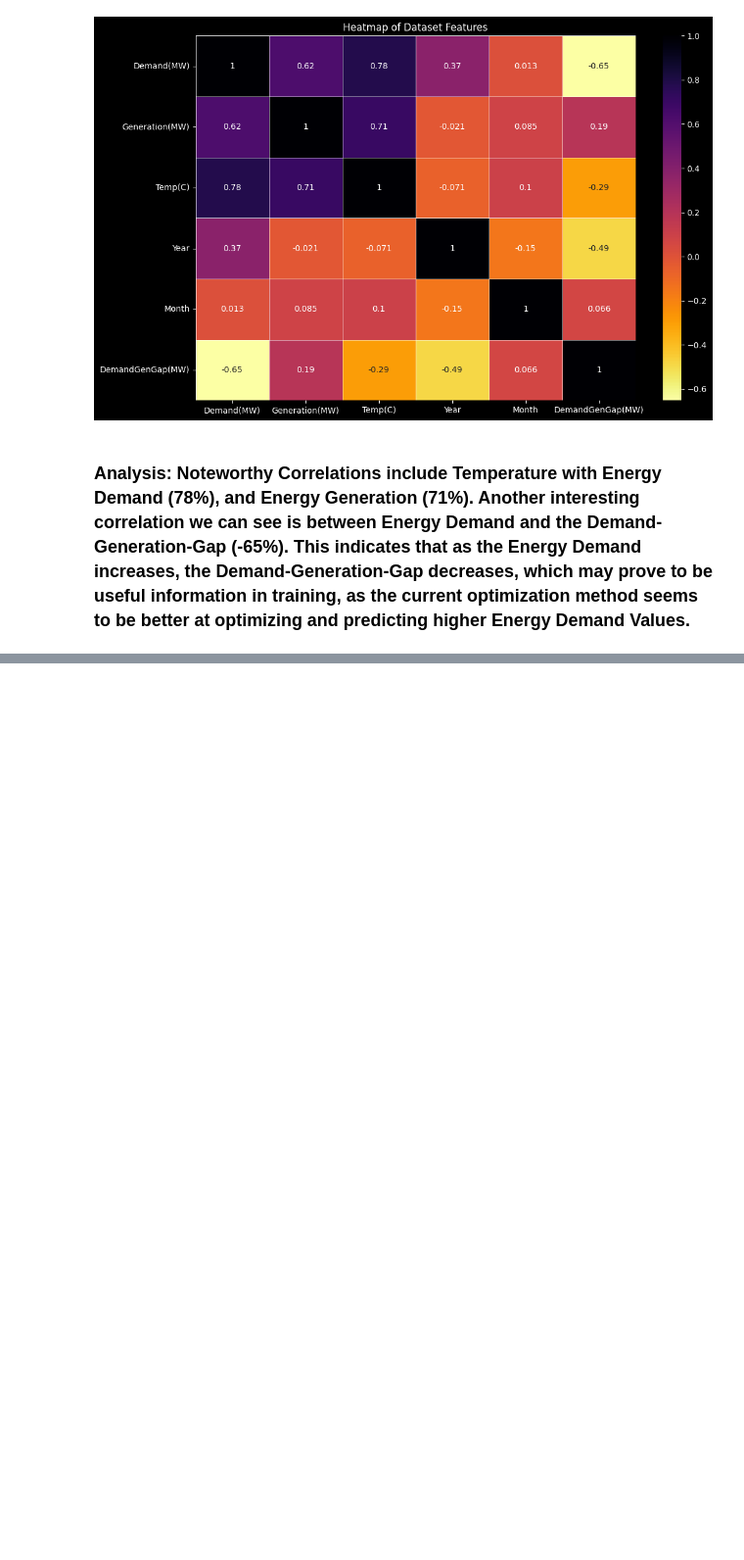
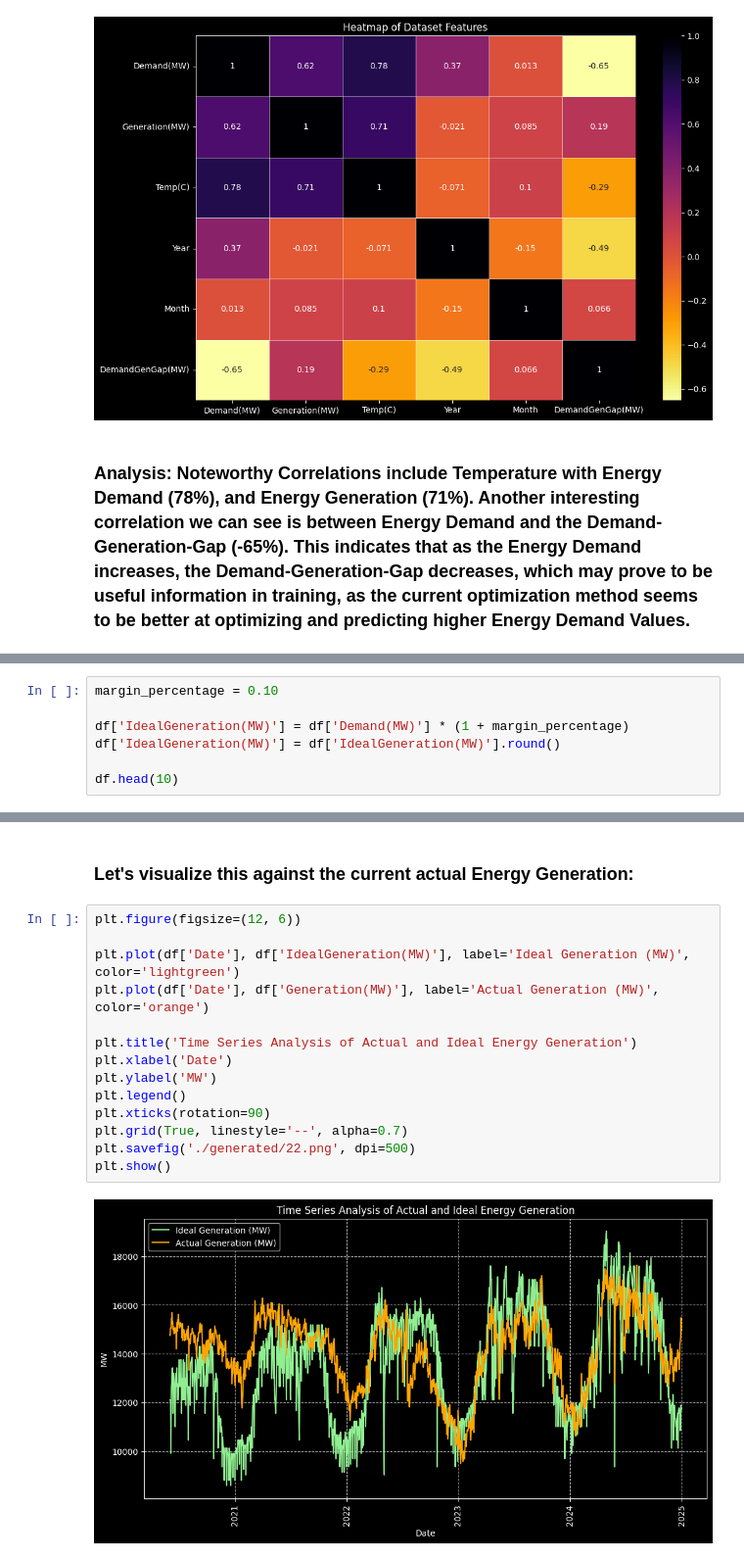
Before and after one commit to rajin-khan/GridGenius, a Jupyter notebook: Collection/EDA5.ipynb, the cells around one changed output, grey strips where cells are left out. Shown at 98% size. Drawn from its saved outputs; the diff is of its cells as text; blank space fills up the shorter version.

Commit message:
Add new graphs

```diff
--- a/Collection/EDA5.ipynb
+++ b/Collection/EDA5.ipynb
@@ -607,0 +612,7 @@ plt.show()
+# %%
+margin_percentage = 0.10
+
+df['IdealGeneration(MW)'] = df['Demand(MW)'] * (1 + margin_percentage)
+df['IdealGeneration(MW)'] = df['IdealGeneration(MW)'].round()
+
+df.head(10)
@@ -607,0 +631,18 @@ plt.show()
+# %% [markdown]
+### Let's visualize this against the current actual Energy Generation:
+# %%
+plt.figure(figsize=(12, 6))
+
+plt.plot(df['Date'], df['IdealGeneration(MW)'], label='Ideal Generation (MW)', color='lightgreen')
+plt.plot(df['Date'], df['Generation(MW)'], label='Actual Generation (MW)', color='orange')
+
+plt.title('Time Series Analysis of Actual and Ideal Energy Generation')
+plt.xlabel('Date')
+plt.ylabel('MW')
+plt.legend()
+plt.xticks(rotation=90)
+plt.grid(True, linestyle='--', alpha=0.7)
+plt.savefig('./generated/22.png', dpi=500)
+plt.show()
+# %% [output]
+[figure, added]
```
Also changed, not shown: parts of 4 cells of this notebook, 1 other file.
